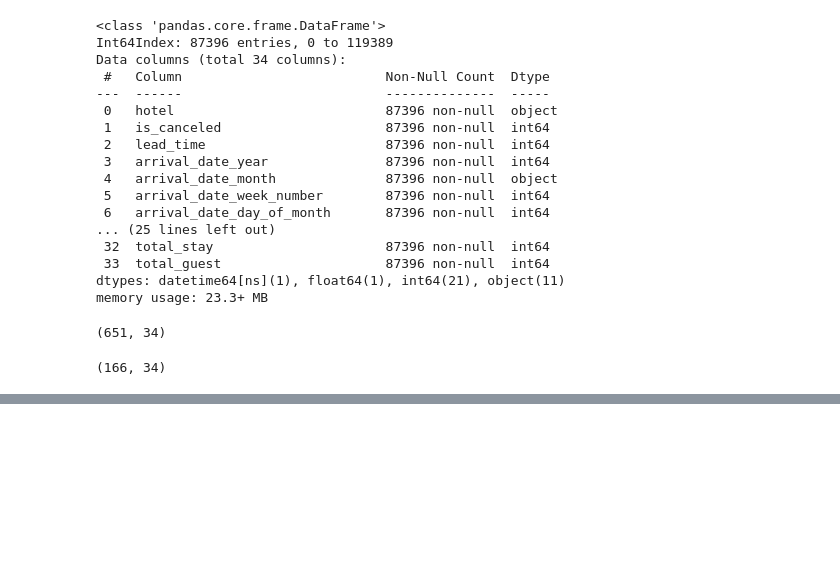
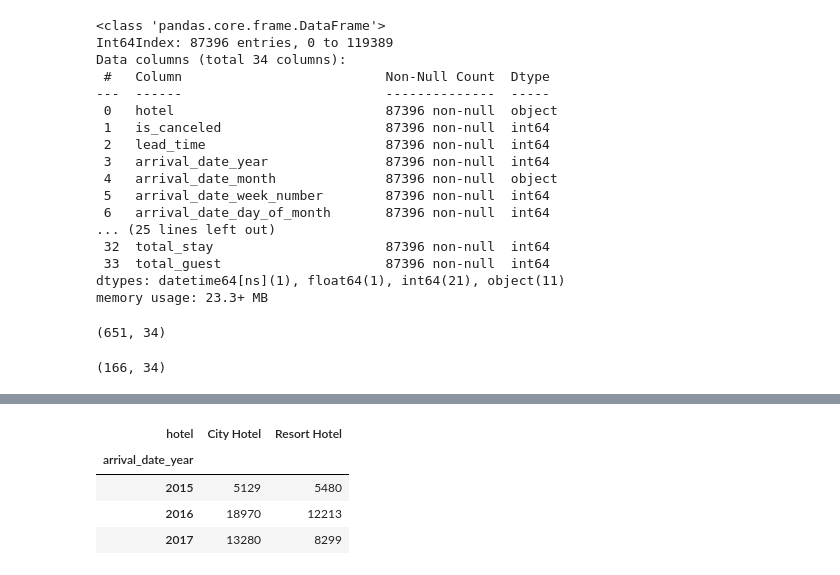
Before and after one commit to shubhro-jyoti/Hotel-Booking-analysis, a Jupyter notebook: Copy_of_Hotel_Booking_Analysis_Capstone_Project.ipynb, the cells around one changed output, grey strips where cells are left out. Saved outputs shown, nothing was run; the diff lists cells and outputs as text; code cells hidden in the pictures; blank space fills up the shorter version.

```diff
--- a/Copy_of_Hotel_Booking_Analysis_Capstone_Project.ipynb
+++ b/Copy_of_Hotel_Booking_Analysis_Capstone_Project.ipynb
@@ -256,0 +296,10 @@ df[df['total_guest']==0].shape
+# %%
+df = df.loc[df['is_canceled'] == 0]
+a=df.groupby(['arrival_date_year','hotel'])['arrival_date_year'].count().unstack()
+a
+# %% [output]
+| hotel | City Hotel | Resort Hotel |
+| arrival_date_year |  |  |
+| 2015 | 5129 | 5480 |
+| 2016 | 18970 | 12213 |
+| 2017 | 13280 | 8299 |
```
Also changed, not shown: parts of 11 cells of this notebook.
